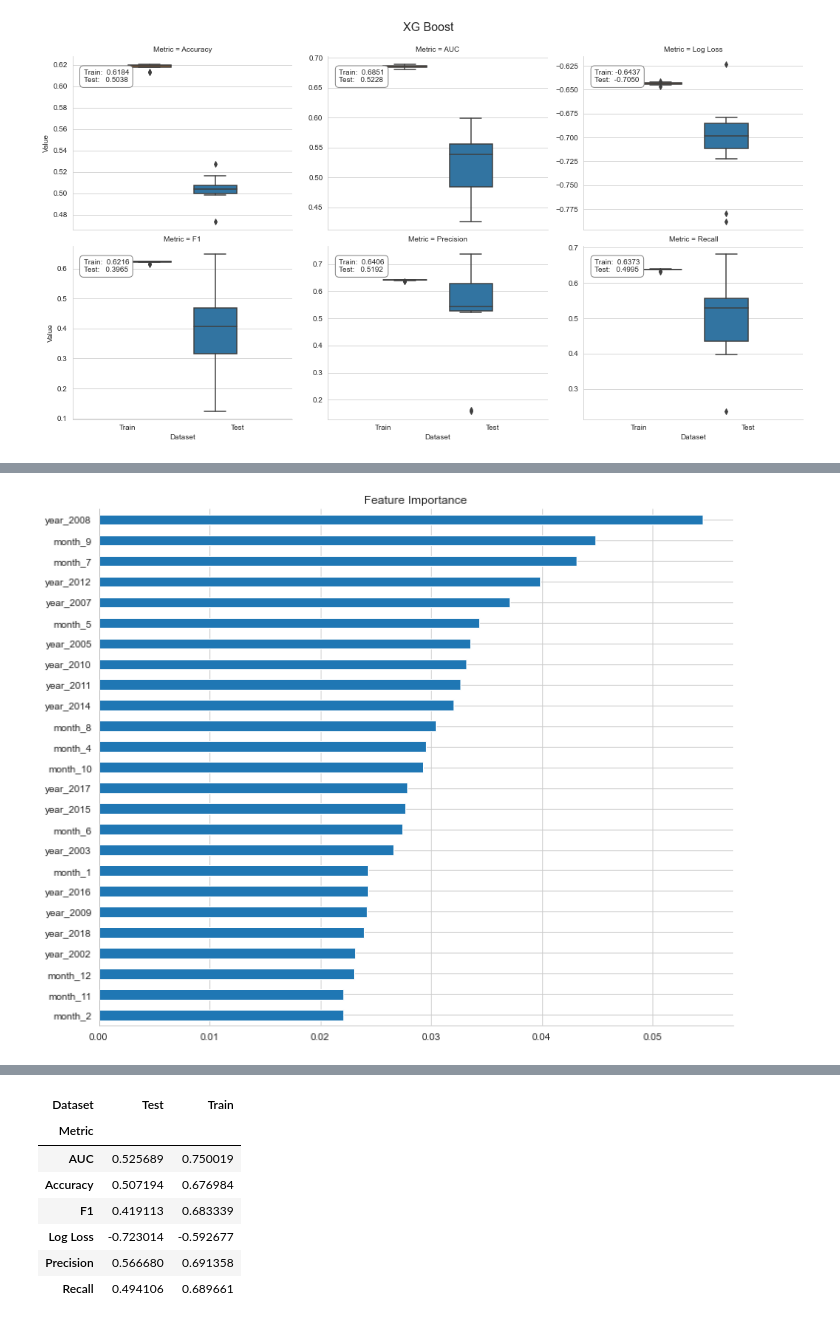
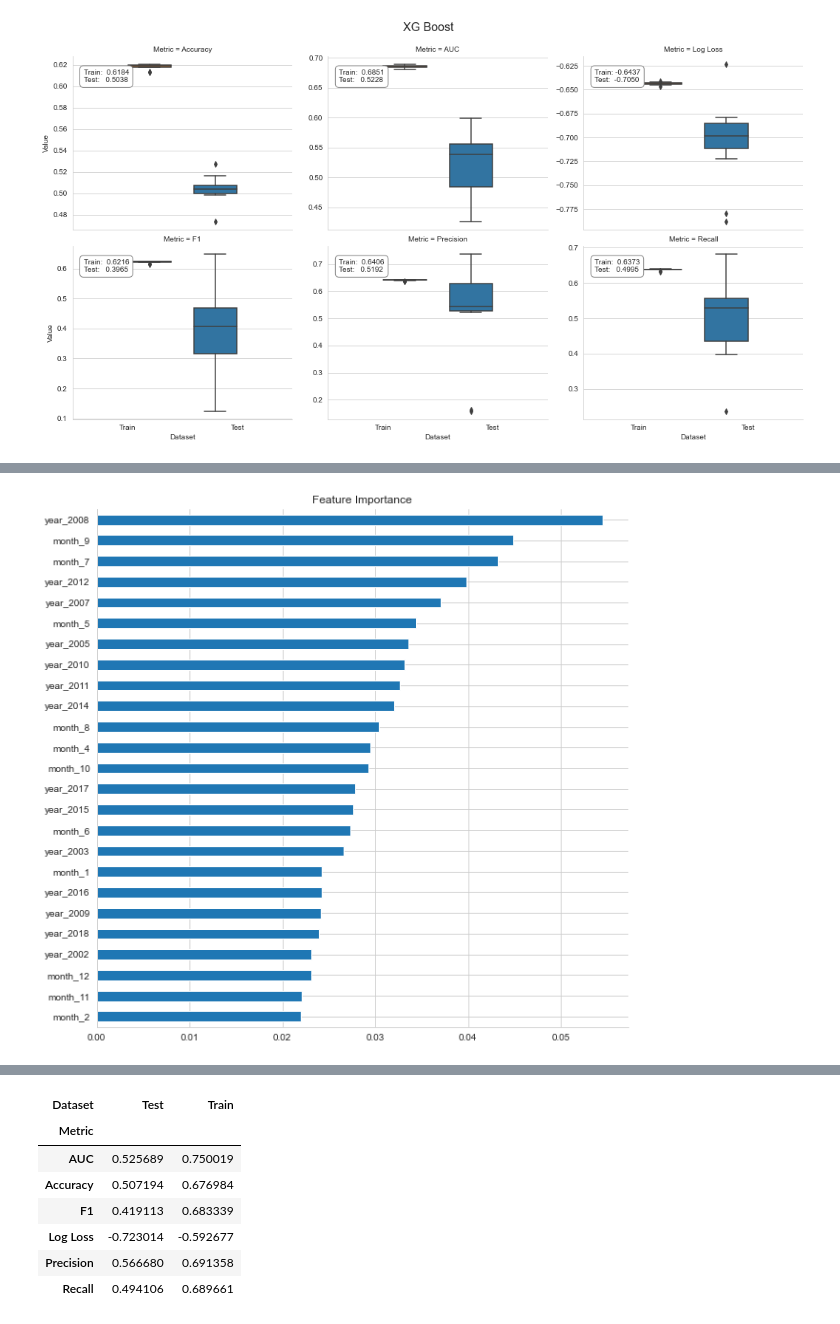
Before and after one commit to OliverJoo/quant_modeling, a Jupyter notebook: MDLing/GB_BoostingBaseLine.ipynb, the cells around one changed output, grey strips where cells are left out. Drawn from its saved outputs; the diff is of its cells as text; code cells hidden in the pictures.

```diff
--- a/MDLing/GB_BoostingBaseLine.ipynb
+++ b/MDLing/GB_BoostingBaseLine.ipynb
@@ -521,10 +502,9 @@ XGBClassifier(base_score=0.5, booster='gbtree', colsample_bylevel=1,
 # %%
 fi = pd.Series(xgb_clf.feature_importances_, index=X_dummies.columns)
 fi.nlargest(25).sort_values().plot.barh(figsize=(10, 10), title='Feature Importance')
 sns.despine()
-plt.tight_layout();
 # %% [output]
-[figure, old version]
+[figure, new version]
 # %%
 # LightGBM
 lgb_clf = LGBMClassifier(boosting_type='gbdt',
```
Also changed, not shown: parts of 8 cells of this notebook.
